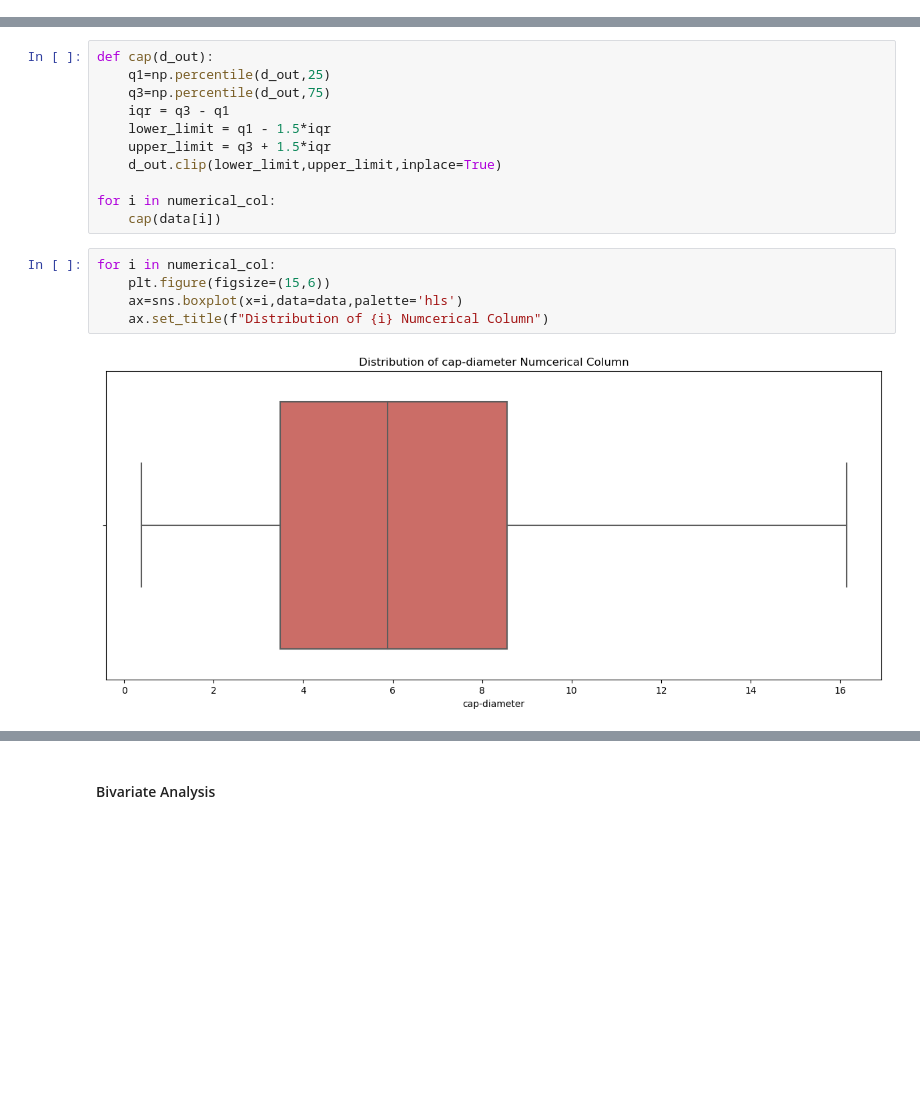
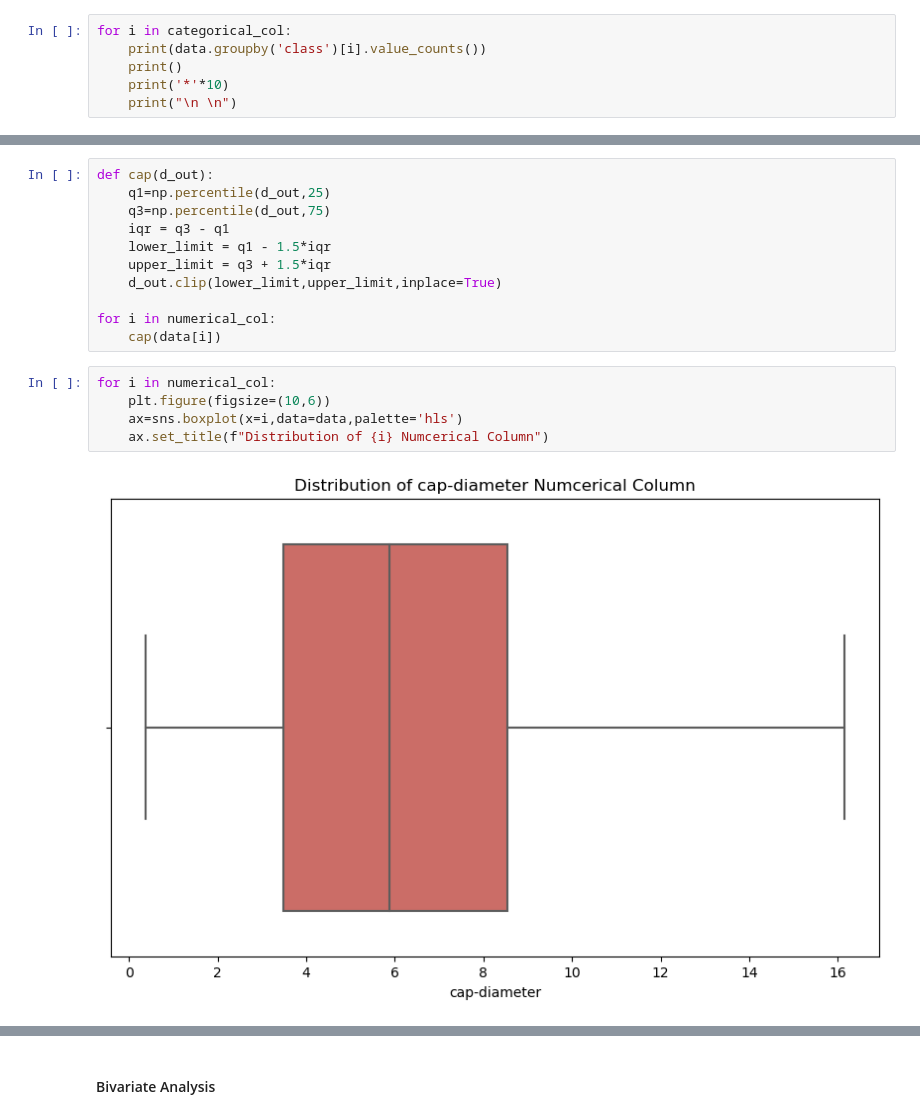
Before and after one commit to tejas-gkt/Mushroom-Classification---Edible-or-Poisonous, a Jupyter notebook: Tejas_EdiFungi.ipynb, the cells around one changed output, grey strips where cells are left out. Drawn from its saved outputs; the diff is of its cells as text; blank space fills up the shorter version.

```diff
--- a/Tejas_EdiFungi.ipynb
+++ b/Tejas_EdiFungi.ipynb
@@ -275,3 +275,9 @@ w     5233
 s     2699
 Name: count, dtype: int64
 **********
+# %%
+for i in categorical_col:
+    print(data.groupby('class')[i].value_counts())
+    print()
+    print('*'*10)
+    print("\n \n")
@@ -327,8 +351,8 @@ for i in numerical_col:
     cap(data[i])
 # %%
 for i in numerical_col:
-    plt.figure(figsize=(15,6))
+    plt.figure(figsize=(10,6))
     ax=sns.boxplot(x=i,data=data,palette='hls')
     ax.set_title(f"Distribution of {i} Numcerical Column")
 # %% [output]
-[figure, old version]
+[figure, new version]
```
Also changed, not shown: parts of 14 cells of this notebook.
